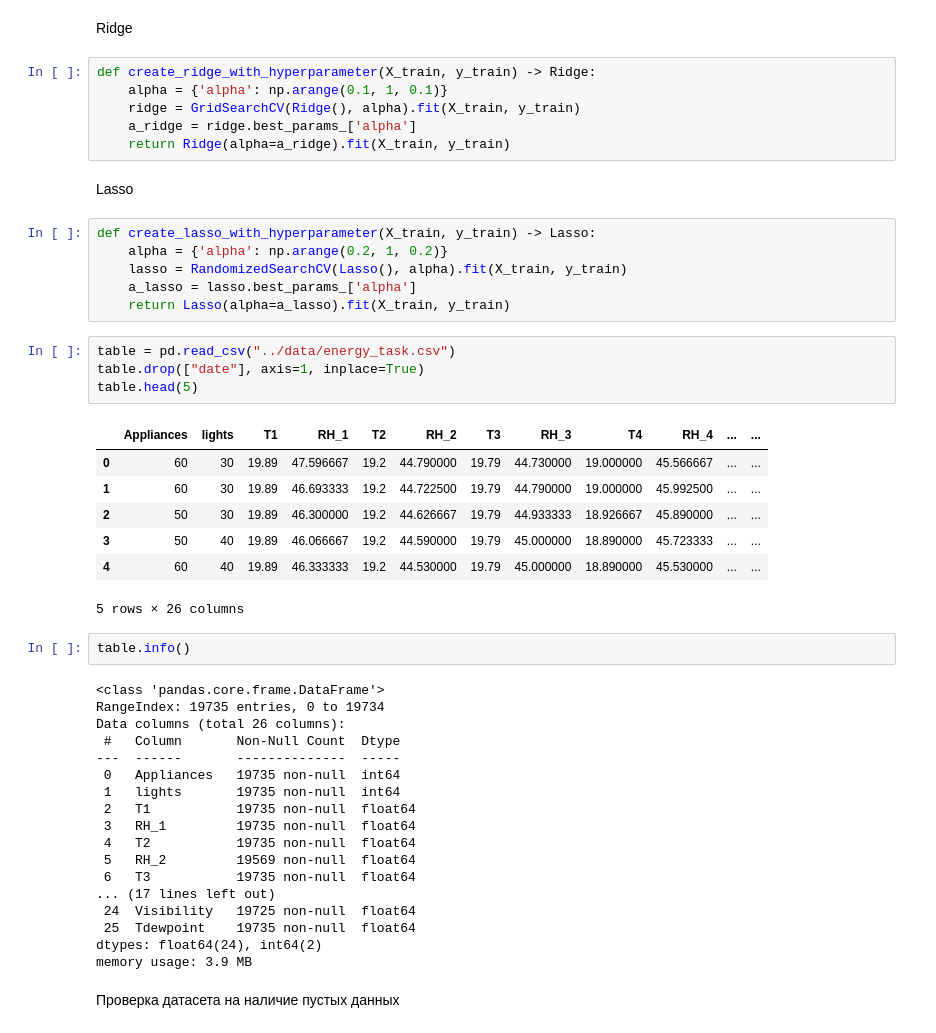
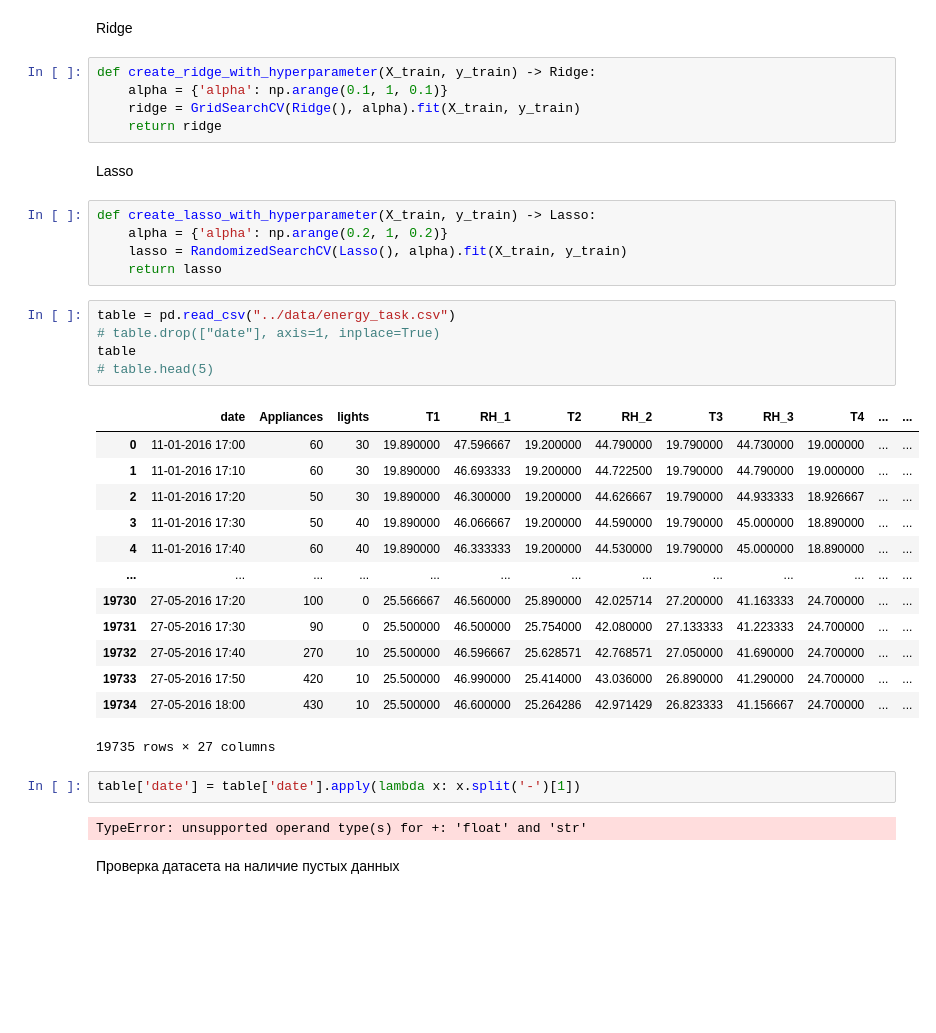
Before and after one commit to IvanBugaenko/MachineLearning-Labs, a Jupyter notebook: notebooks/1.ipynb, the cells around one changed output. Saved outputs shown, nothing was run; the diff lists cells and outputs as text; blank space fills up the shorter version.

```diff
--- a/notebooks/1.ipynb
+++ b/notebooks/1.ipynb
@@ -51,48 +51,37 @@ Ridge
 def create_ridge_with_hyperparameter(X_train, y_train) -> Ridge:
     alpha = {'alpha': np.arange(0.1, 1, 0.1)}
     ridge = GridSearchCV(Ridge(), alpha).fit(X_train, y_train)
-    a_ridge = ridge.best_params_['alpha']
-    return Ridge(alpha=a_ridge).fit(X_train, y_train)
+    return ridge
 # %% [markdown]
 Lasso
 # %%
 def create_lasso_with_hyperparameter(X_train, y_train) -> Lasso:
     alpha = {'alpha': np.arange(0.2, 1, 0.2)}
     lasso = RandomizedSearchCV(Lasso(), alpha).fit(X_train, y_train)
-    a_lasso = lasso.best_params_['alpha']
-    return Lasso(alpha=a_lasso).fit(X_train, y_train)
+    return lasso
 # %%
 table = pd.read_csv("../data/energy_task.csv")
-table.drop(["date"], axis=1, inplace=True)
-table.head(5)
+# table.drop(["date"], axis=1, inplace=True)
+table
+# table.head(5)
 # %% [output]
-|  | Appliances | lights | T1 | RH_1 | T2 | RH_2 | T3 | RH_3 | T4 | RH_4 | ... | ... |
-| 0 | 60 | 30 | 19.89 | 47.596667 | 19.2 | 44.790000 | 19.79 | 44.730000 | 19.000000 | 45.566667 | ... | ... |
-| 1 | 60 | 30 | 19.89 | 46.693333 | 19.2 | 44.722500 | 19.79 | 44.790000 | 19.000000 | 45.992500 | ... | ... |
-| 2 | 50 | 30 | 19.89 | 46.300000 | 19.2 | 44.626667 | 19.79 | 44.933333 | 18.926667 | 45.890000 | ... | ... |
-| 3 | 50 | 40 | 19.89 | 46.066667 | 19.2 | 44.590000 | 19.79 | 45.000000 | 18.890000 | 45.723333 | ... | ... |
-| 4 | 60 | 40 | 19.89 | 46.333333 | 19.2 | 44.530000 | 19.79 | 45.000000 | 18.890000 | 45.530000 | ... | ... |
+|  | date | Appliances | lights | T1 | RH_1 | T2 | RH_2 | T3 | RH_3 | T4 | ... | ... |
+| 0 | 11-01-2016 17:00 | 60 | 30 | 19.890000 | 47.596667 | 19.200000 | 44.790000 | 19.790000 | 44.730000 | 19.000000 | ... | ... |
+| 1 | 11-01-2016 17:10 | 60 | 30 | 19.890000 | 46.693333 | 19.200000 | 44.722500 | 19.790000 | 44.790000 | 19.000000 | ... | ... |
+| 2 | 11-01-2016 17:20 | 50 | 30 | 19.890000 | 46.300000 | 19.200000 | 44.626667 | 19.790000 | 44.933333 | 18.926667 | ... | ... |
+| 3 | 11-01-2016 17:30 | 50 | 40 | 19.890000 | 46.066667 | 19.200000 | 44.590000 | 19.790000 | 45.000000 | 18.890000 | ... | ... |
+| 4 | 11-01-2016 17:40 | 60 | 40 | 19.890000 | 46.333333 | 19.200000 | 44.530000 | 19.790000 | 45.000000 | 18.890000 | ... | ... |
+| ... | ... | ... | ... | ... | ... | ... | ... | ... | ... | ... | ... | ... |
+| 19730 | 27-05-2016 17:20 | 100 | 0 | 25.566667 | 46.560000 | 25.890000 | 42.025714 | 27.200000 | 41.163333 | 24.700000 | ... | ... |
+| 19731 | 27-05-2016 17:30 | 90 | 0 | 25.500000 | 46.500000 | 25.754000 | 42.080000 | 27.133333 | 41.223333 | 24.700000 | ... | ... |
+| 19732 | 27-05-2016 17:40 | 270 | 10 | 25.500000 | 46.596667 | 25.628571 | 42.768571 | 27.050000 | 41.690000 | 24.700000 | ... | ... |
+| 19733 | 27-05-2016 17:50 | 420 | 10 | 25.500000 | 46.990000 | 25.414000 | 43.036000 | 26.890000 | 41.290000 | 24.700000 | ... | ... |
+| 19734 | 27-05-2016 18:00 | 430 | 10 | 25.500000 | 46.600000 | 25.264286 | 42.971429 | 26.823333 | 41.156667 | 24.700000 | ... | ... |
-5 rows × 26 columns
+19735 rows × 27 columns
-# %%
-table.info()
-# %% [output]
-<class 'pandas.core.frame.DataFrame'>
-RangeIndex: 19735 entries, 0 to 19734
-Data columns (total 26 columns):
- #   Column       Non-Null Count  Dtype
----  ------       --------------  -----
- 0   Appliances   19735 non-null  int64
- 1   lights       19735 non-null  int64
- 2   T1           19735 non-null  float64
- 3   RH_1         19735 non-null  float64
- 4   T2           19735 non-null  float64
- 5   RH_2         19569 non-null  float64
- 6   T3           19735 non-null  float64
-... (17 lines left out)
- 24  Visibility   19725 non-null  float64
- 25  Tdewpoint    19735 non-null  float64
-dtypes: float64(24), int64(2)
-memory usage: 3.9 MB
+# %%
+table['date'] = table['date'].apply(lambda x: x.split('-')[1])
+# %% [output]
+TypeError: unsupported operand type(s) for +: 'float' and 'str'
 # %% [markdown]
 Проверка датасета на наличие пустых данных
 # %%
```
Also changed, not shown: parts of 9 cells of this notebook, 1 other file.
